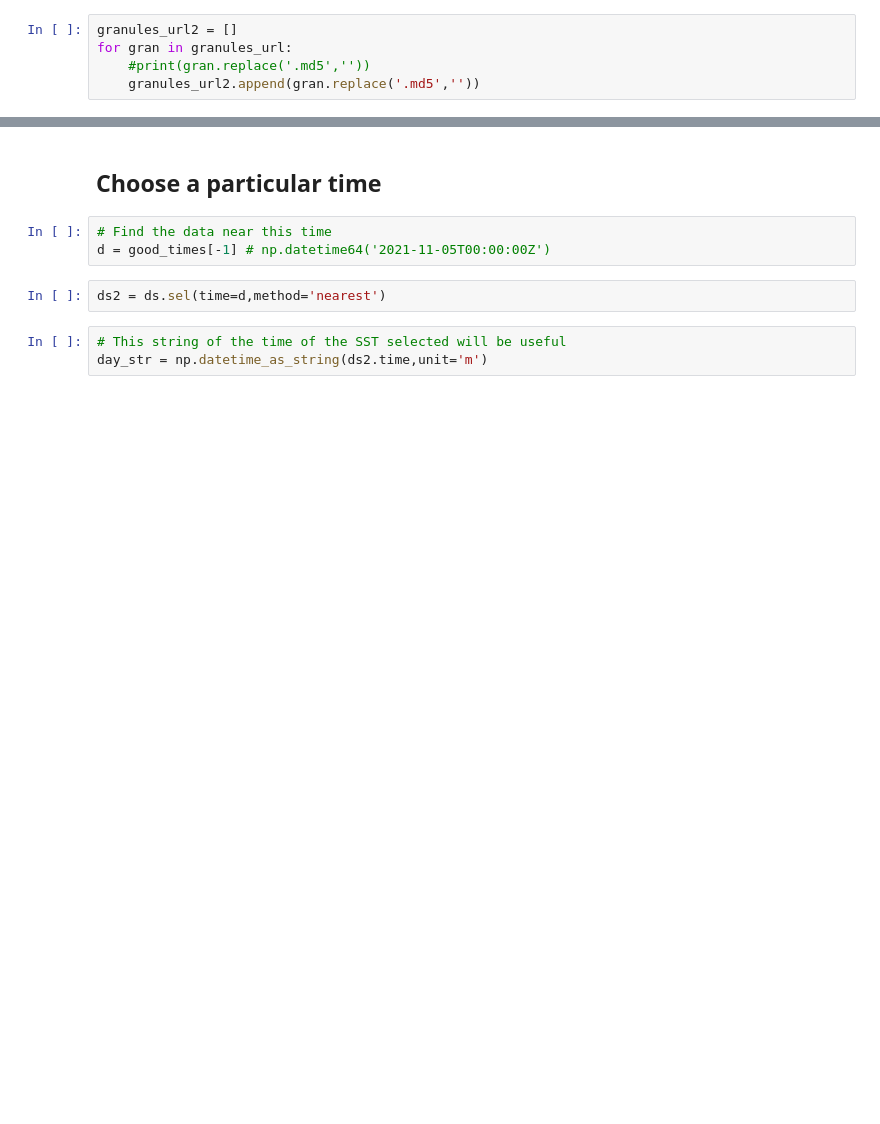
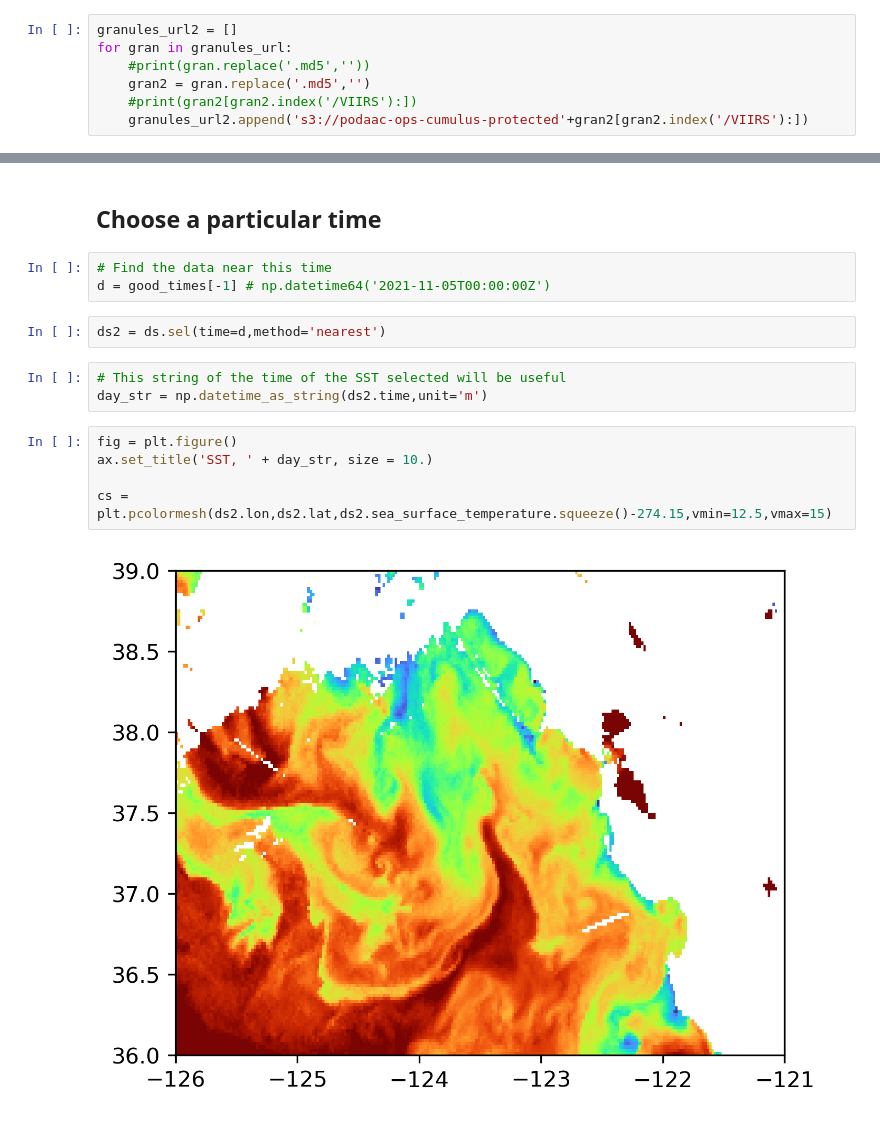
Before and after one commit to jtomfarrar/AWS_EC2_computing_2023, a Jupyter notebook: notebooks/find_VIIRS_SST.ipynb, the cells around one changed output, grey strips where cells are left out. Drawn from its saved outputs; the diff is of its cells as text; blank space fills up the shorter version.

```diff
--- a/notebooks/find_VIIRS_SST.ipynb
+++ b/notebooks/find_VIIRS_SST.ipynb
@@ -218,7 +218,9 @@ s3://podaac-ops-cumulus-public/
 granules_url2 = []
 for gran in granules_url:
     #print(gran.replace('.md5',''))
-    granules_url2.append(gran.replace('.md5',''))
+    gran2 = gran.replace('.md5','')
+    #print(gran2[gran2.index('/VIIRS'):])
+    granules_url2.append('s3://podaac-ops-cumulus-protected'+gran2[gran2.index('/VIIRS'):])
 # %%
 granules_url2
 # %% [output]
@@ -301,6 +310,13 @@ ds2 = ds.sel(time=d,method='nearest')
 # %%
 # This string of the time of the SST selected will be useful
 day_str = np.datetime_as_string(ds2.time,unit='m')
+# %%
+fig = plt.figure()
+ax.set_title('SST, ' + day_str, size = 10.)
+
+cs = plt.pcolormesh(ds2.lon,ds2.lat,ds2.sea_surface_temperature.squeeze()-274.15,vmin=12.5,vmax=15)
+# %% [output]
+[figure, added]
 # %%
 fig = plt.figure()
 ax = plt.axes(projection = ccrs.PlateCarree(central_longitude=-125))  # Orthographic
```
Also changed, not shown: parts of 8 cells of this notebook.
